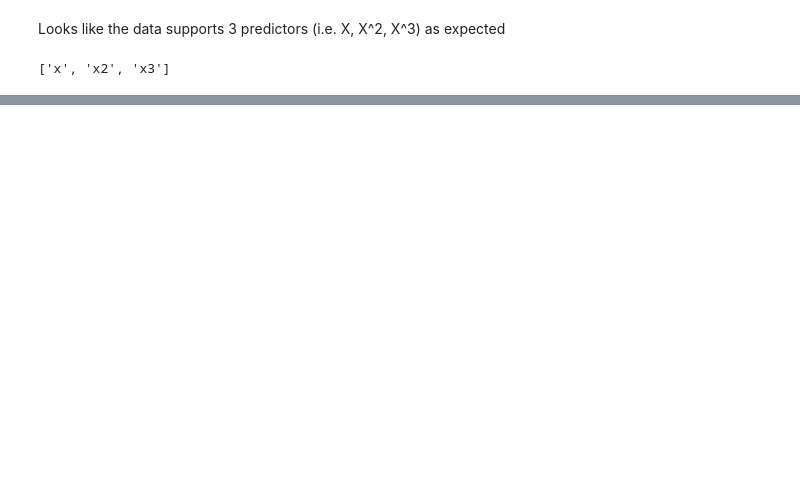
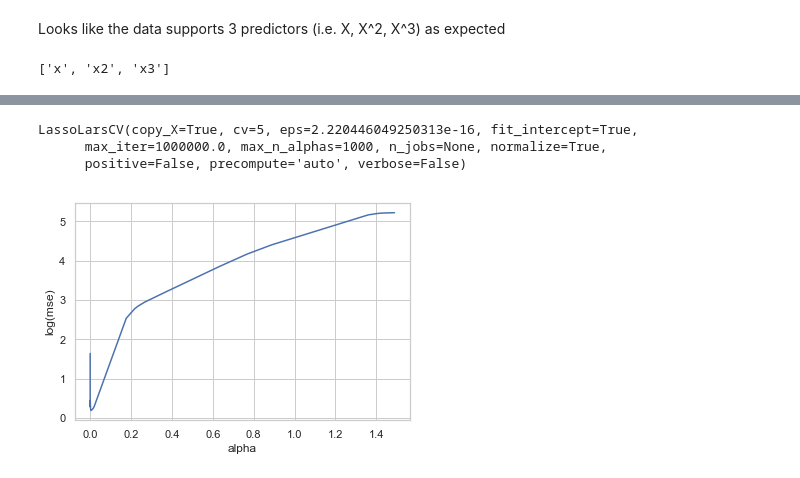
Before and after one commit to wllgrnt/islr-python-examples, a Jupyter notebook: Chapter6/question8.ipynb, the cells around one changed output, grey strips where cells are left out. Drawn from its saved outputs; the diff is of its cells as text; code cells hidden in the pictures; blank space fills up the shorter version.

```diff
--- a/Chapter6/question8.ipynb
+++ b/Chapter6/question8.ipynb
@@ -146,0 +218,19 @@ actual coefficients: 1, 2, 3, 4
+# %%
+x_df = df.drop(columns=["y"])
+
+p = len(x_df.columns)
+predictor_list = []
+predictors = x_df.columns
+predictor_list.append(predictors)
+while len(predictors) > 1:
+    best_predictor = None
+    best_model_rss = 0
+    for col in predictors:
+        subset_predictors = predictors.drop(col)
+        rss = get_linear_reg_score(x_df[list(subset_predictors)],y)
+        if rss > best_model_rss:
+            best_model_rss = rss
+            best_predictor = col
+    predictors = predictors.drop(best_predictor)
+    predictor_list.append(predictors)
+    print(best_model_rss, "\t",  " ".join(map(str,predictors)))
@@ -146,0 +283,17 @@ actual coefficients: 1, 2, 3, 4
+# %%
+# Use the LassoCV
+lasso_model = sklearn.linear_model.LassoLarsCV(cv=5, max_iter=1e6)
+lasso_model.fit(x_df,y)
+# %% [output]
+LassoLarsCV(copy_X=True, cv=5, eps=2.220446049250313e-16, fit_intercept=True,
+      max_iter=1000000.0, max_n_alphas=1000, n_jobs=None, normalize=True,
+      positive=False, precompute='auto', verbose=False)
+# %%
+y = list(map(np.mean,lasso_model.mse_path_))
+x = lasso_model.cv_alphas_
+plt.plot(x,np.log(y))
+plt.ylabel("log(mse)")
+plt.xlabel("alpha")
+plt.show()
+# %% [output]
+[figure, added]
```
Also changed, not shown: parts of 44 cells of this notebook.
